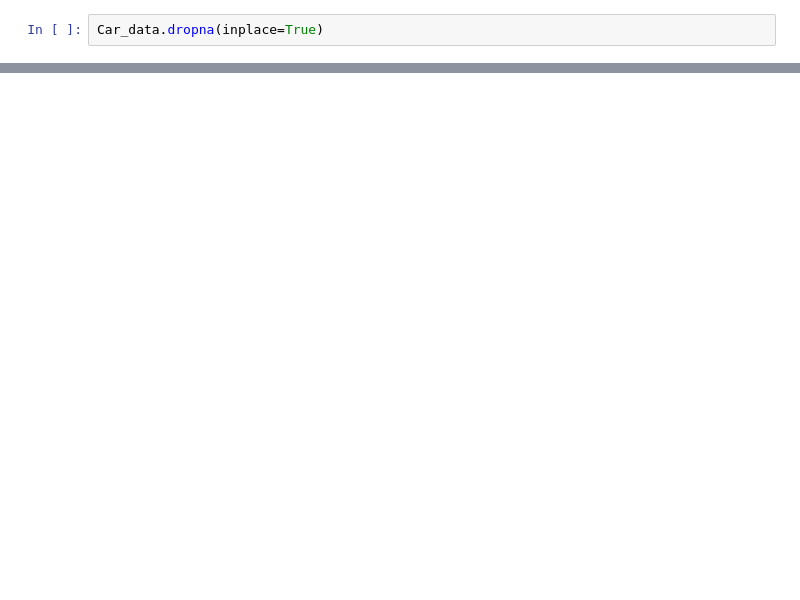
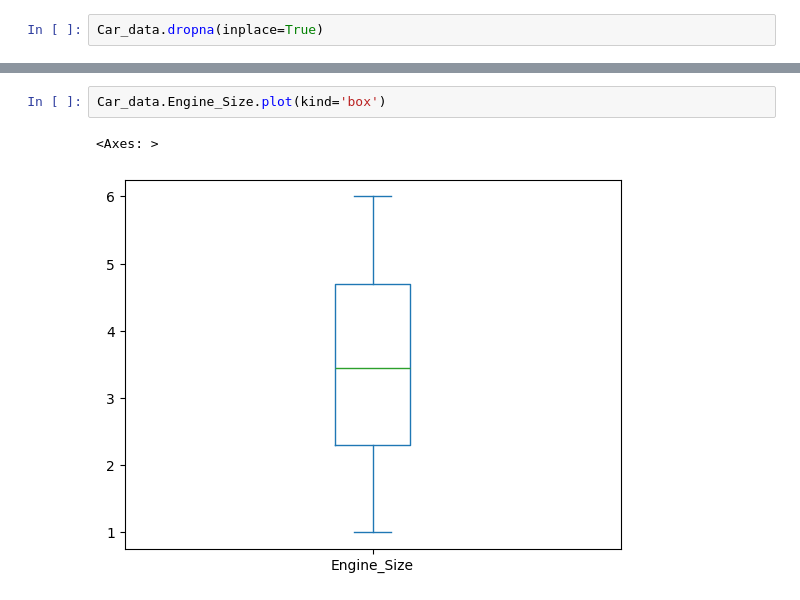
Before and after one commit to vinothkumard2006-ai/data-science, a Jupyter notebook: Car price pred.ipynb, the cells around one changed output, grey strips where cells are left out. Saved outputs shown, nothing was run; the diff lists cells and outputs as text; blank space fills up the shorter version.

```diff
--- a/Car price pred.ipynb
+++ b/Car price pred.ipynb
@@ -94,0 +166,5 @@ Car_data.describe()
+# %%
+Car_data.Engine_Size.plot(kind='box')
+# %% [output]
+<Axes: >
+[figure, added]
```
Also changed, not shown: parts of 49 cells of this notebook.
